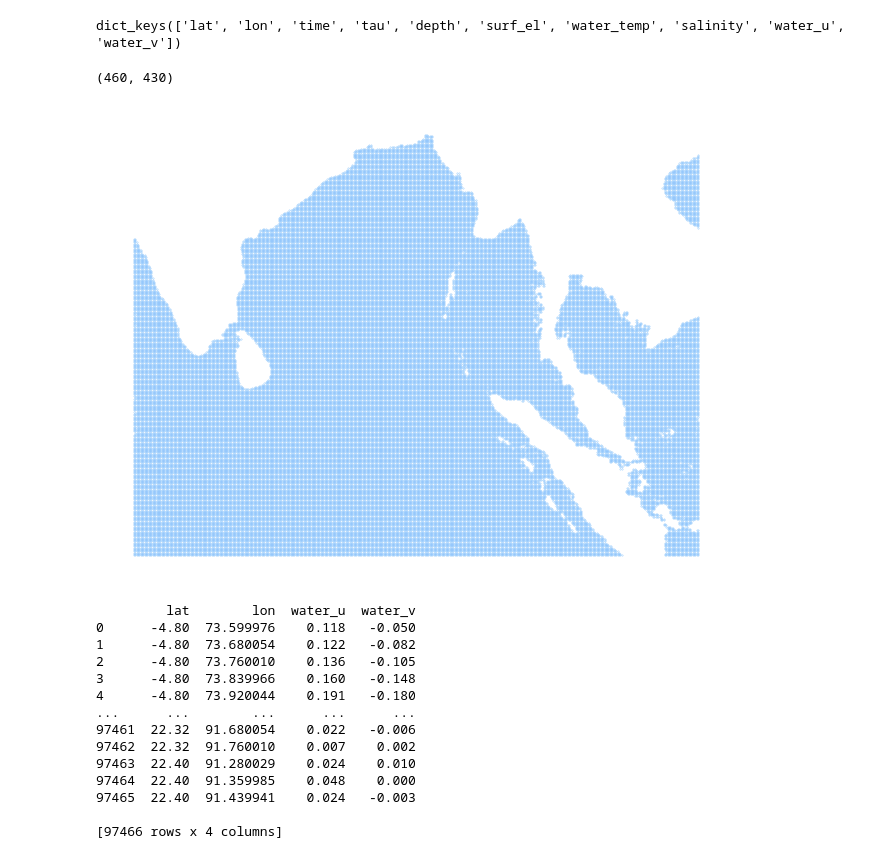
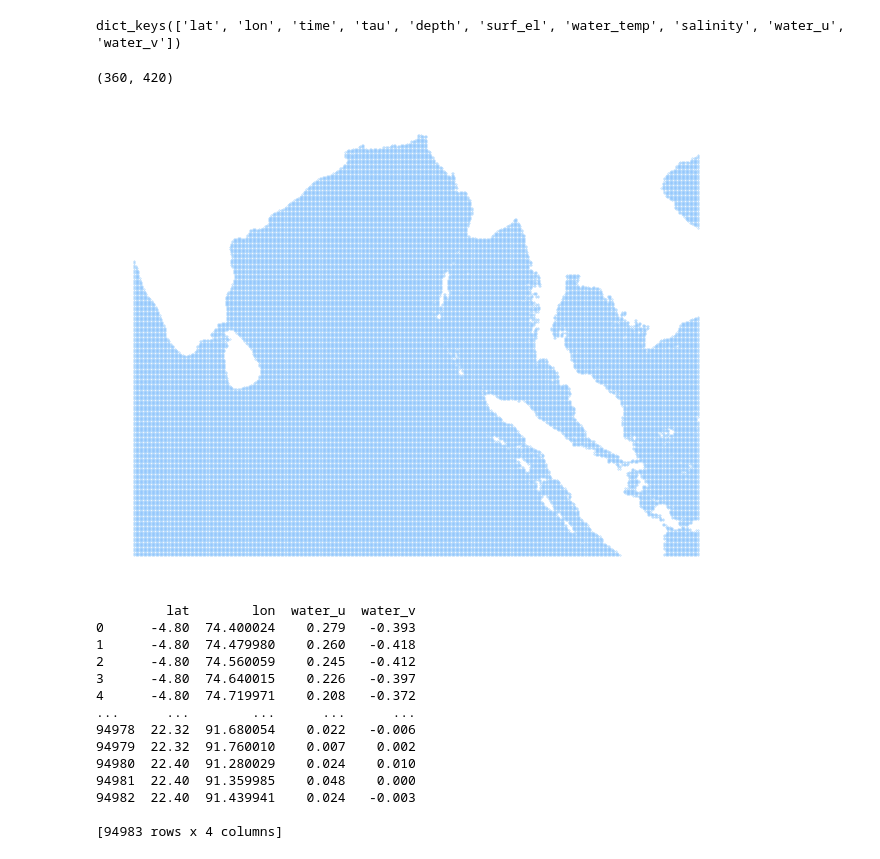
Before and after one commit to JakubG-git/oil-spill-model, a Jupyter notebook: data/extract_nc.ipynb, the cells around one changed output. Cells and saved outputs as stored; diff of their text form; code cells hidden in the pictures.

```diff
--- a/data/extract_nc.ipynb
+++ b/data/extract_nc.ipynb
@@ -14,8 +14,8 @@ url = 'https://tds.hycom.org/thredds/dodsC/GLBu0.08/expt_91.2'
 file = nc.Dataset(url)
 print(file.variables.keys())
 lat_min = 940
-lat_max = 1400
-lon_min = 920
+lat_max = 1300
+lon_min = 930
 lon_max = 1350
 # deg_step = 0.08
 # deg_list = [lat_min*deg_step, lat_max*deg_step, lon_min*deg_step, lon_max*deg_step]
@@ -38,6 +38,12 @@ lon2 = []
 water_u2 =[]
 water_v2 =[]
 
+lat_index = []
+lon_index = []
+lat3 = []
+lon3 = []
+water_u3 =[]
+water_v3 =[]
 
 print(water_u.shape)
 for i, x in enumerate(lat):
@@ -47,50 +53,59 @@ for i, x in enumerate(lat):
             water_v2.append(water_v[i][j])
             lat2.append(x)
             lon2.append(y)
+        lat_index.append(i)
+        lon_index.append(j)
+        water_u3.append(water_u[i][j])
+        water_v3.append(water_v[i][j])
+        lat3.append(x)
+        lon3.append(y)
 
 
 plt.figure(figsize=(8,6), dpi=100)
 plt.plot(lon2, lat2, '.', markersize = 0.5, color = '#85c2fc')
 #smaller dots
 #turn of axis
 plt.axis('off')
 #add legend
 # plt.xlabel('Longitude(x)')
 # plt.ylabel('Latitude(y)')
 plt.show()
 
 
 
 
 
 
 
 
 data = {'lat':lat2, 'lon':lon2, 'water_u':water_u2, 'water_v':water_v2}
+data_with_NaN = {'lat_index':lat_index, 'lon_index':lon_index, 'lat':lat3, 'lon':lon3, 'water_u':water_u3, 'water_v':water_v3}
 #  'water_u':[water_u[x][y] for x,y in zip(range(len(lat)),range(len(lon)))]
 #         , 'water_v':[water_v[x][y] for x,y in zip(range(len(lat)),range(len(lon)))]}
 df = pd.DataFrame(data)
+df2 = pd.DataFrame(data_with_NaN)
 #interpolate NaN values
 #replace -- with NaN
+df2.to_csv('hycom_with_NaN_values.csv', index=False)
 df = df.dropna()
 print(df)
 # %% [output]
-(460, 430)
+(360, 420)
-[figure, old version]
+[figure, new version]
          lat        lon  water_u  water_v
-0      -4.80  73.599976    0.118   -0.050
-1      -4.80  73.680054    0.122   -0.082
-2      -4.80  73.760010    0.136   -0.105
-3      -4.80  73.839966    0.160   -0.148
-4      -4.80  73.920044    0.191   -0.180
+0      -4.80  74.400024    0.279   -0.393
+1      -4.80  74.479980    0.260   -0.418
+2      -4.80  74.560059    0.245   -0.412
+3      -4.80  74.640015    0.226   -0.397
+4      -4.80  74.719971    0.208   -0.372
 ...      ...        ...      ...      ...
-97461  22.32  91.680054    0.022   -0.006
-97462  22.32  91.760010    0.007    0.002
-97463  22.40  91.280029    0.024    0.010
-97464  22.40  91.359985    0.048    0.000
-97465  22.40  91.439941    0.024   -0.003
+94978  22.32  91.680054    0.022   -0.006
+94979  22.32  91.760010    0.007    0.002
+94980  22.40  91.280029    0.024    0.010
+94981  22.40  91.359985    0.048    0.000
+94982  22.40  91.439941    0.024   -0.003
 
-[97466 rows x 4 columns]
+[94983 rows x 4 columns]
 # %%
 #save to csv
 df.to_csv('hycom.csv', index=False)
```
Also changed, not shown: 5 other files.
